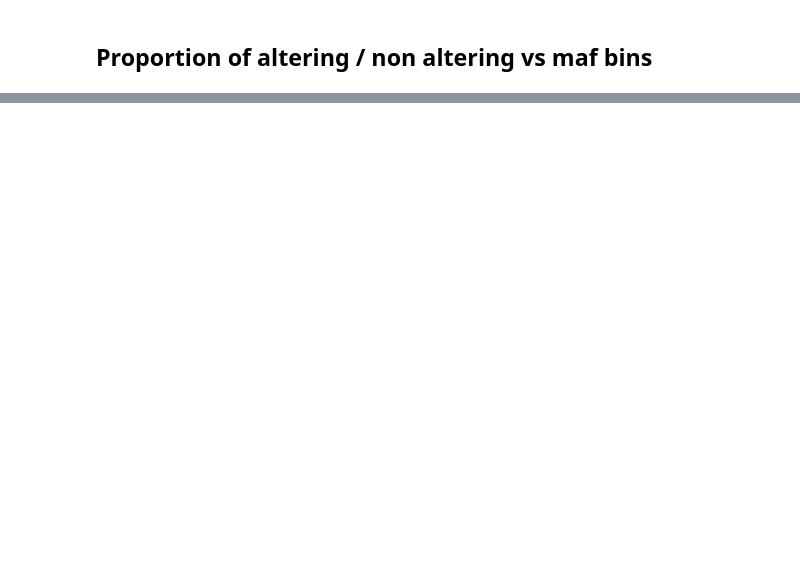
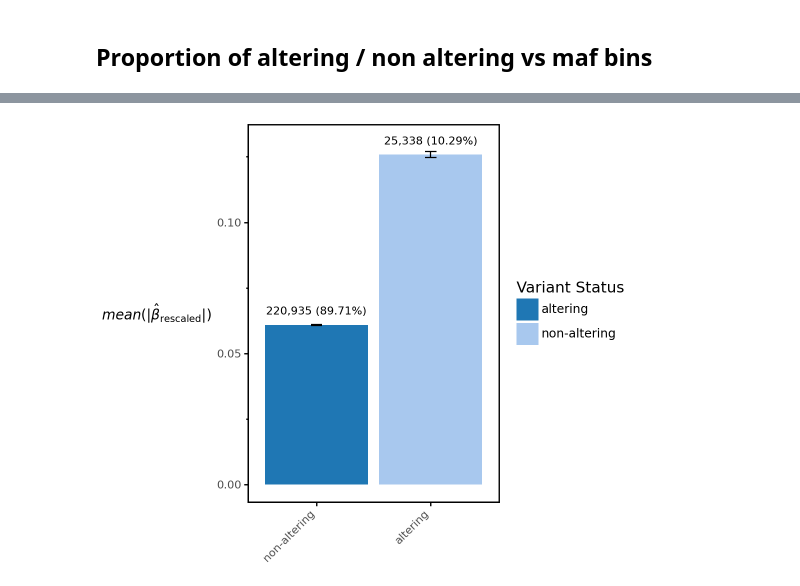
Before and after one commit to opentargets/Gentropy-manuscript, a Jupyter notebook: chapters/in_silico_effect_prediction/04_variant_functional_consequence.ipynb, the cells around one changed output, grey strips where cells are left out. Cells and saved outputs as stored; diff of their text form; code cells hidden in the pictures; blank space fills up the shorter version.

```diff
--- a/chapters/in_silico_effect_prediction/04_variant_functional_consequence.ipynb
+++ b/chapters/in_silico_effect_prediction/04_variant_functional_consequence.ipynb
@@ -483,0 +424,29 @@ plot
+# %%
+plot = (
+    pn.ggplot(data=data, mapping=pn.aes(x="alteringStatus", y="MeanAbsEstimatedBeta", fill="alteringStatus"))
+    + OpenTargetsTheme.theme
+    + pn.geom_col()
+    + pn.scale_fill_manual(
+        values=["#1f77b4", "#a8c8ee", "#2c4ba0"],
+        name="Variant Status",
+        labels=["altering", "non-altering"],
+    )
+    + pn.geom_errorbar(
+        pn.aes(
+            ymin="MeanAbsEstimatedBeta - StdErrAbsEstimatedBeta", ymax="MeanAbsEstimatedBeta + StdErrAbsEstimatedBeta"
+        ),
+        width=0.1,
+    )
+    + pn.labs(x="", y=r"$mean(|\hat{\beta}_{\mathrm{rescaled}}|)$")
+    + pn.geom_text(
+        pn.aes(y="MeanAbsEstimatedBeta", label="labels"),
+        # Position at the top of the bar
+        position=pn.position_nudge(y=0.005),
+        # position=pn.position_dodge(width=0.5),
+        size=8,
+        color="black",
+    )
+)
+plot
+# %% [output]
+[figure, added]
```
Also changed, not shown: parts of 31 cells of this notebook, 24 other files.
